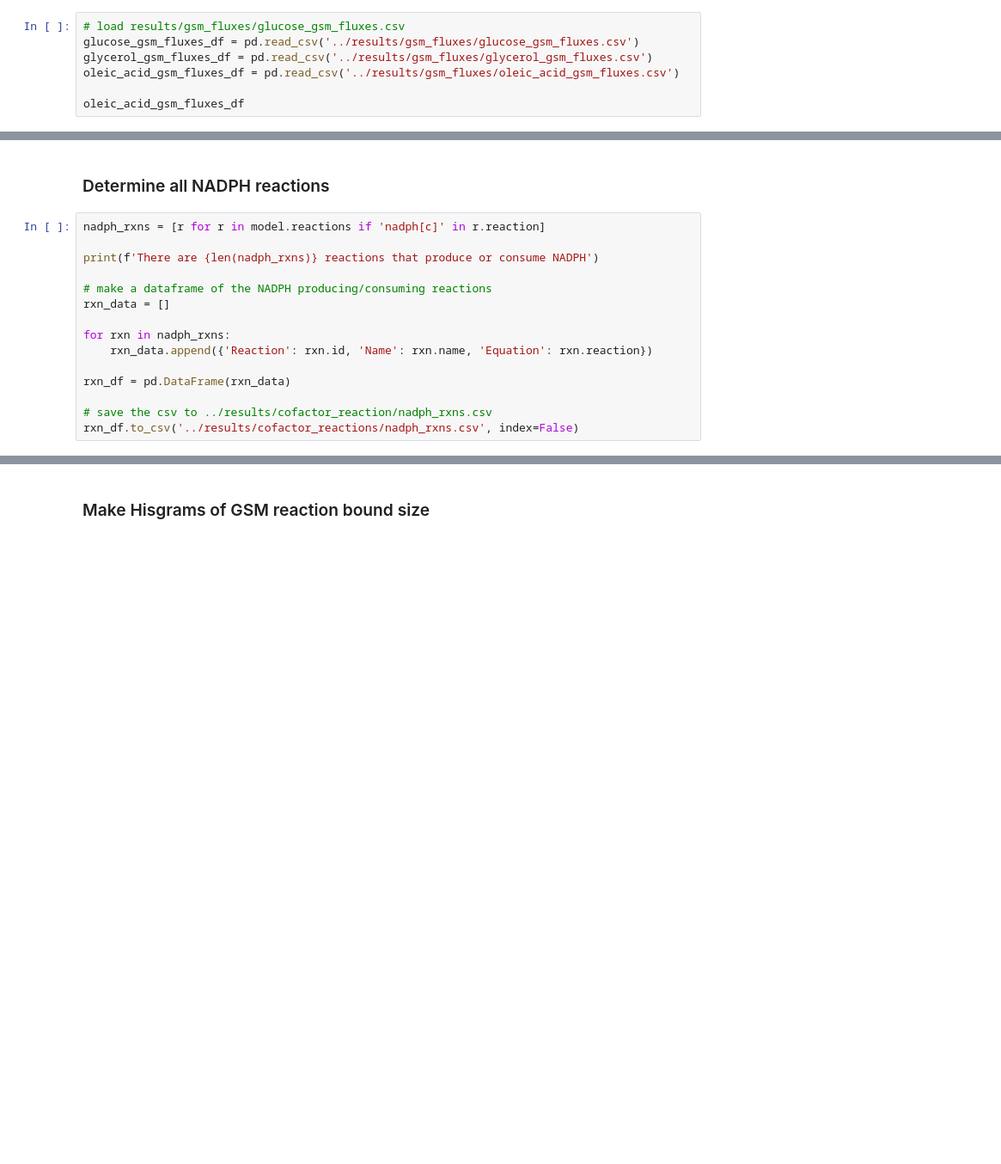
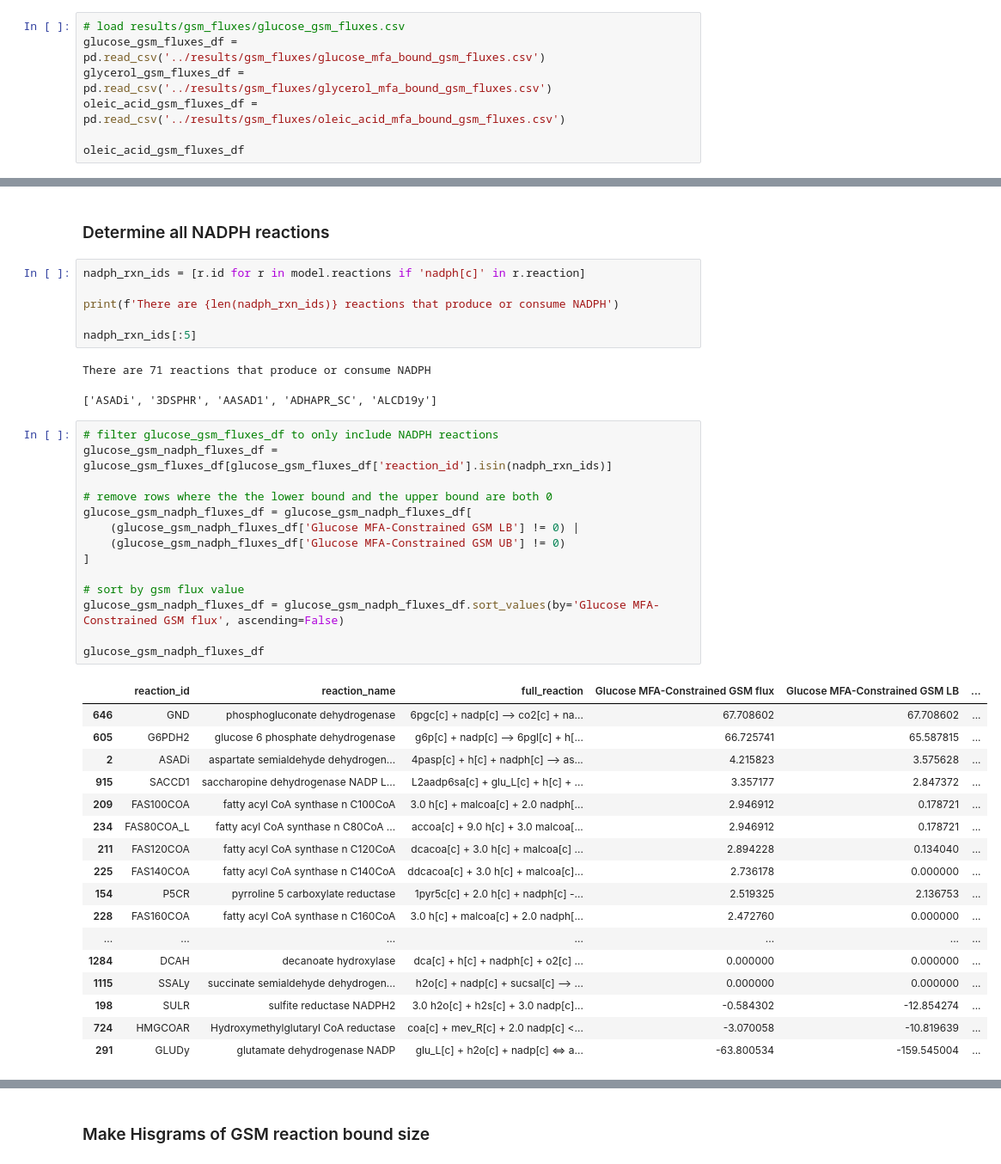
Before and after one commit to garrettroell/yarrrowia_eflux2, a Jupyter notebook: notebooks/D_gsm_sources_and_sinks.ipynb, the cells around one changed output, grey strips where cells are left out. Shown: that part at 86% size. Saved outputs shown, nothing was run; the diff lists cells and outputs as text; blank space fills up the shorter version.

```diff
--- a/notebooks/D_gsm_sources_and_sinks.ipynb
+++ b/notebooks/D_gsm_sources_and_sinks.ipynb
@@ -167,8 +110,8 @@ create_side_by_side_histograms(oleic_acid_biomass_bound_sizes, oleic_acid_mfa_bo
 ### Load GSM data files
 # %%
 # load results/gsm_fluxes/glucose_gsm_fluxes.csv
-glucose_gsm_fluxes_df = pd.read_csv('../results/gsm_fluxes/glucose_gsm_fluxes.csv')
-glycerol_gsm_fluxes_df = pd.read_csv('../results/gsm_fluxes/glycerol_gsm_fluxes.csv')
-oleic_acid_gsm_fluxes_df = pd.read_csv('../results/gsm_fluxes/oleic_acid_gsm_fluxes.csv')
+glucose_gsm_fluxes_df = pd.read_csv('../results/gsm_fluxes/glucose_mfa_bound_gsm_fluxes.csv')
+glycerol_gsm_fluxes_df = pd.read_csv('../results/gsm_fluxes/glycerol_mfa_bound_gsm_fluxes.csv')
+oleic_acid_gsm_fluxes_df = pd.read_csv('../results/gsm_fluxes/oleic_acid_mfa_bound_gsm_fluxes.csv')
 
 oleic_acid_gsm_fluxes_df
@@ -175,17 +132,43 @@ oleic_acid_gsm_fluxes_df
 # %% [markdown]
 ### Determine all NADPH reactions
 # %%
-nadph_rxns = [r for r in model.reactions if 'nadph[c]' in r.reaction]
+nadph_rxn_ids = [r.id for r in model.reactions if 'nadph[c]' in r.reaction]
 
-print(f'There are {len(nadph_rxns)} reactions that produce or consume NADPH')
+print(f'There are {len(nadph_rxn_ids)} reactions that produce or consume NADPH')
 
-# make a dataframe of the NADPH producing/consuming reactions
-rxn_data = []
-
-for rxn in nadph_rxns:
-    rxn_data.append({'Reaction': rxn.id, 'Name': rxn.name, 'Equation': rxn.reaction})
-
-rxn_df = pd.DataFrame(rxn_data)
-
-# save the csv to ../results/cofactor_reaction/nadph_rxns.csv
-rxn_df.to_csv('../results/cofactor_reactions/nadph_rxns.csv', index=False)
+nadph_rxn_ids[:5]
+# %% [output]
+There are 71 reactions that produce or consume NADPH
+['ASADi', '3DSPHR', 'AASAD1', 'ADHAPR_SC', 'ALCD19y']
+# %%
+# filter glucose_gsm_fluxes_df to only include NADPH reactions
+glucose_gsm_nadph_fluxes_df = glucose_gsm_fluxes_df[glucose_gsm_fluxes_df['reaction_id'].isin(nadph_rxn_ids)]
+
+# remove rows where the the lower bound and the upper bound are both 0
+glucose_gsm_nadph_fluxes_df = glucose_gsm_nadph_fluxes_df[
+    (glucose_gsm_nadph_fluxes_df['Glucose MFA-Constrained GSM LB'] != 0) |
+    (glucose_gsm_nadph_fluxes_df['Glucose MFA-Constrained GSM UB'] != 0)
+]
+
+# sort by gsm flux value
+glucose_gsm_nadph_fluxes_df = glucose_gsm_nadph_fluxes_df.sort_values(by='Glucose MFA-Constrained GSM flux', ascending=False)
+
+glucose_gsm_nadph_fluxes_df
+# %% [output]
+|  | reaction_id | reaction_name | full_reaction | Glucose MFA-Constrained GSM flux | Glucose MFA-Constrained GSM LB | ... |
+| 646 | GND | phosphogluconate dehydrogenase | 6pgc[c] + nadp[c] --> co2[c] + na... | 67.708602 | 67.708602 | ... |
+| 605 | G6PDH2 | glucose 6 phosphate dehydrogenase | g6p[c] + nadp[c] --> 6pgl[c] + h[... | 66.725741 | 65.587815 | ... |
+| 2 | ASADi | aspartate semialdehyde dehydrogen... | 4pasp[c] + h[c] + nadph[c] --> as... | 4.215823 | 3.575628 | ... |
+| 915 | SACCD1 | saccharopine dehydrogenase NADP L... | L2aadp6sa[c] + glu_L[c] + h[c] + ... | 3.357177 | 2.847372 | ... |
+| 209 | FAS100COA | fatty acyl CoA synthase n C100CoA | 3.0 h[c] + malcoa[c] + 2.0 nadph[... | 2.946912 | 0.178721 | ... |
+| 234 | FAS80COA_L | fatty acyl CoA synthase n C80CoA ... | accoa[c] + 9.0 h[c] + 3.0 malcoa[... | 2.946912 | 0.178721 | ... |
+| 211 | FAS120COA | fatty acyl CoA synthase n C120CoA | dcacoa[c] + 3.0 h[c] + malcoa[c] ... | 2.894228 | 0.134040 | ... |
+| 225 | FAS140COA | fatty acyl CoA synthase n C140CoA | ddcacoa[c] + 3.0 h[c] + malcoa[c]... | 2.736178 | 0.000000 | ... |
+| 154 | P5CR | pyrroline 5 carboxylate reductase | 1pyr5c[c] + 2.0 h[c] + nadph[c] -... | 2.519325 | 2.136753 | ... |
+| 228 | FAS160COA | fatty acyl CoA synthase n C160CoA | 3.0 h[c] + malcoa[c] + 2.0 nadph[... | 2.472760 | 0.000000 | ... |
+| ... | ... | ... | ... | ... | ... | ... |
+| 1284 | DCAH | decanoate hydroxylase | dca[c] + h[c] + nadph[c] + o2[c] ... | 0.000000 | 0.000000 | ... |
+| 1115 | SSALy | succinate semialdehyde dehydrogen... | h2o[c] + nadp[c] + sucsal[c] --> ... | 0.000000 | 0.000000 | ... |
+| 198 | SULR | sulfite reductase NADPH2 | 3.0 h2o[c] + h2s[c] + 3.0 nadp[c]... | -0.584302 | -12.854274 | ... |
+| 724 | HMGCOAR | Hydroxymethylglutaryl CoA reductase | coa[c] + mev_R[c] + 2.0 nadp[c] <... | -3.070058 | -10.819639 | ... |
+| 291 | GLUDy | glutamate dehydrogenase NADP | glu_L[c] + h2o[c] + nadp[c] <=> a... | -63.800534 | -159.545004 | ... |
```
Also changed, not shown: parts of 13 cells of this notebook, 5 other files.
